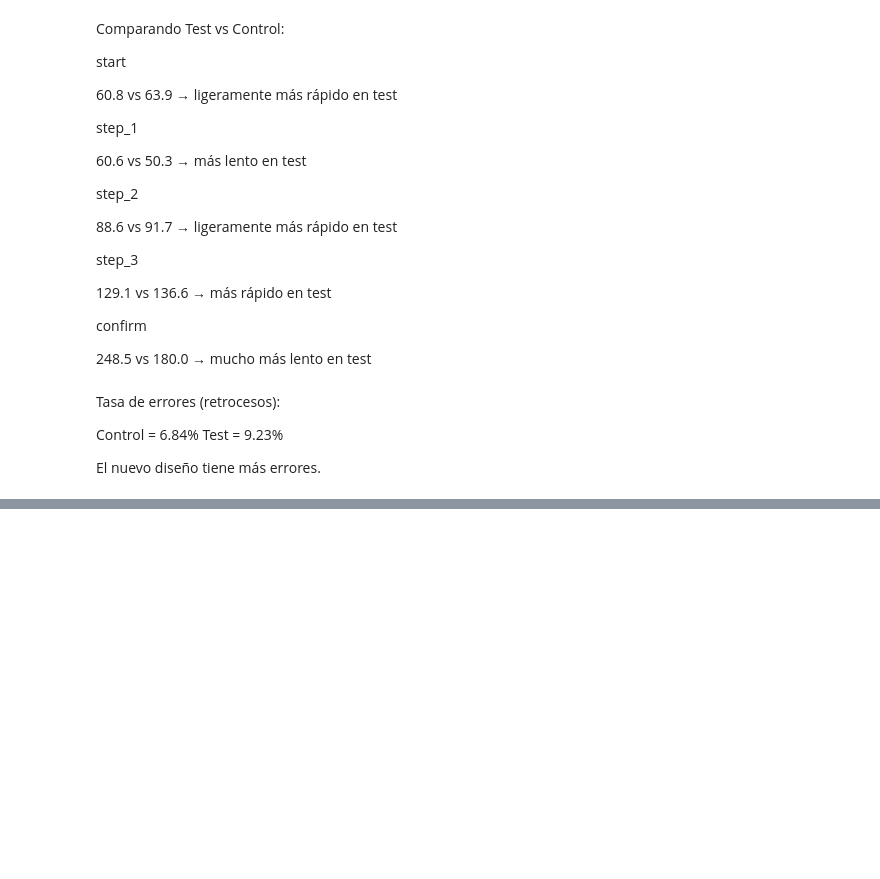
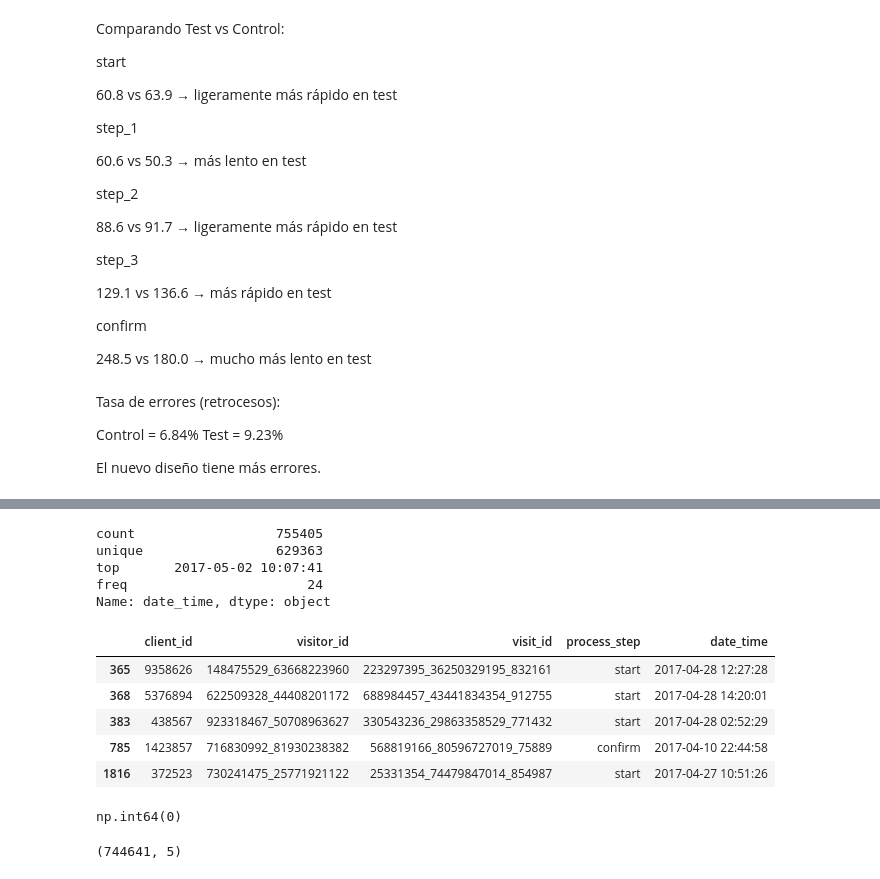
Before and after one commit to MonicaFernandezM/Vanguard1, a Jupyter notebook: VANGUARD2.ipynb, the cells around one changed output, grey strips where cells are left out. Saved outputs shown, nothing was run; the diff lists cells and outputs as text; code cells hidden in the pictures; blank space fills up the shorter version.

```diff
--- a/VANGUARD2.ipynb
+++ b/VANGUARD2.ipynb
@@ -794,0 +837,23 @@ El nuevo diseño tiene más errores.
+# %%
+df_web["process_step"] = (
+    df_web["process_step"]
+    .str.strip()
+    .str.lower()
+)
+# %%
+df_web["date_time"].describe()
+# %% [output]
+count                  755405
+unique                 629363
+top       2017-05-02 10:07:41
+freq                       24
+Name: date_time, dtype: object
+# %%
+df_web[df_web.duplicated()].head()
+# %% [output]
+|  | client_id | visitor_id | visit_id | process_step | date_time |
+| 365 | 9358626 | 148475529_63668223960 | 223297395_36250329195_832161 | start | 2017-04-28 12:27:28 |
+| 368 | 5376894 | 622509328_44408201172 | 688984457_43441834354_912755 | start | 2017-04-28 14:20:01 |
+| 383 | 438567 | 923318467_50708963627 | 330543236_29863358529_771432 | start | 2017-04-28 02:52:29 |
+| 785 | 1423857 | 716830992_81930238382 | 568819166_80596727019_75889 | confirm | 2017-04-10 22:44:58 |
+| 1816 | 372523 | 730241475_25771921122 | 25331354_74479847014_854987 | start | 2017-04-27 10:51:26 |
@@ -794,0 +862,8 @@ El nuevo diseño tiene más errores.
+# %%
+df_web.duplicated().sum()
+# %% [output]
+np.int64(0)
+# %%
+df_web.shape
+# %% [output]
+(744641, 5)
```
Also changed, not shown: parts of 9 cells of this notebook.
